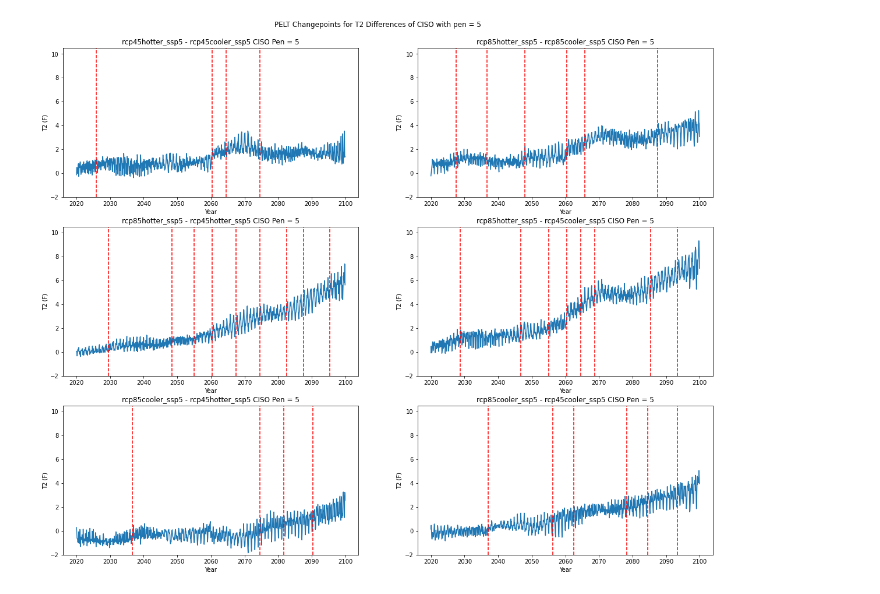
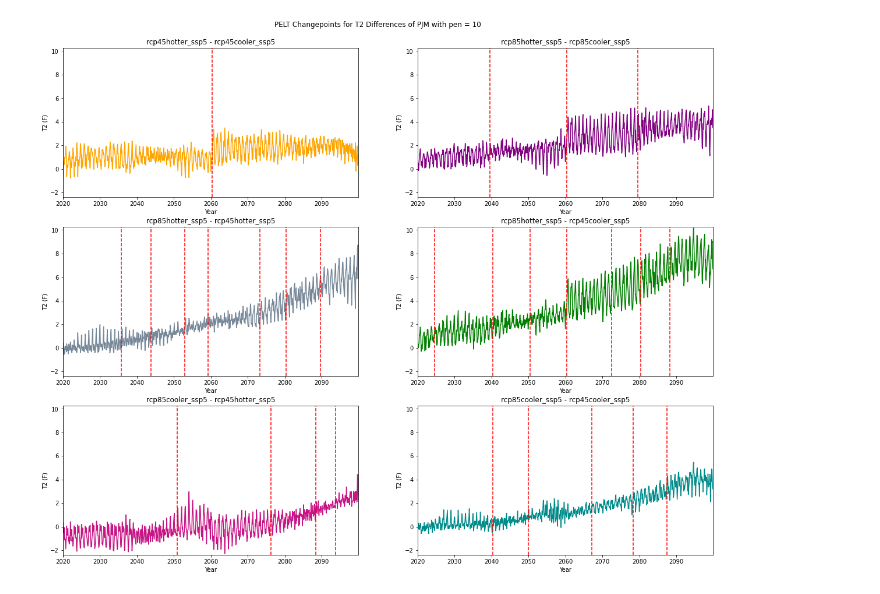
Before and after one commit to IMMM-SFA/misha_code, a Jupyter notebook: sixplotsubplot.ipynb, the cells around one changed output. Saved outputs shown, nothing was run; the diff lists cells and outputs as text; code cells hidden in the pictures.

Commit message:
more colorful and cleaner plots

```diff
--- a/sixplotsubplot.ipynb
+++ b/sixplotsubplot.ipynb
@@ -611,5 +630,5 @@ def pelt_6_plots(input_BA, input_pen):
     return
 # %%
-pelt_6_plots('CISO', 5)
+pelt_6_plots('PJM', 10)
 # %% [output]
-[figure, old version]
+[figure, new version]
```
Also changed, not shown: parts of 1 cell of this notebook.
